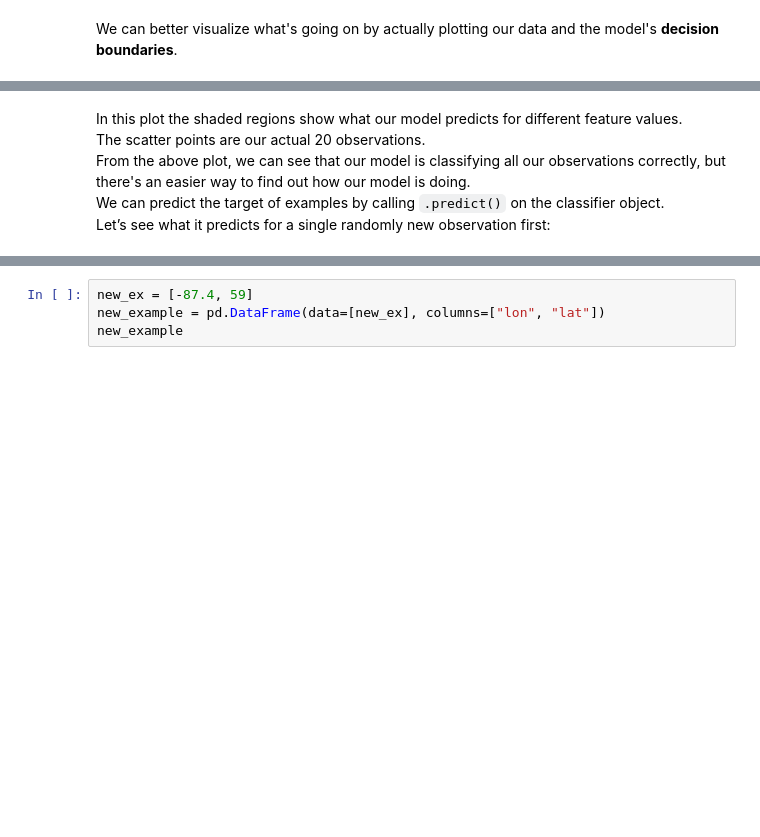
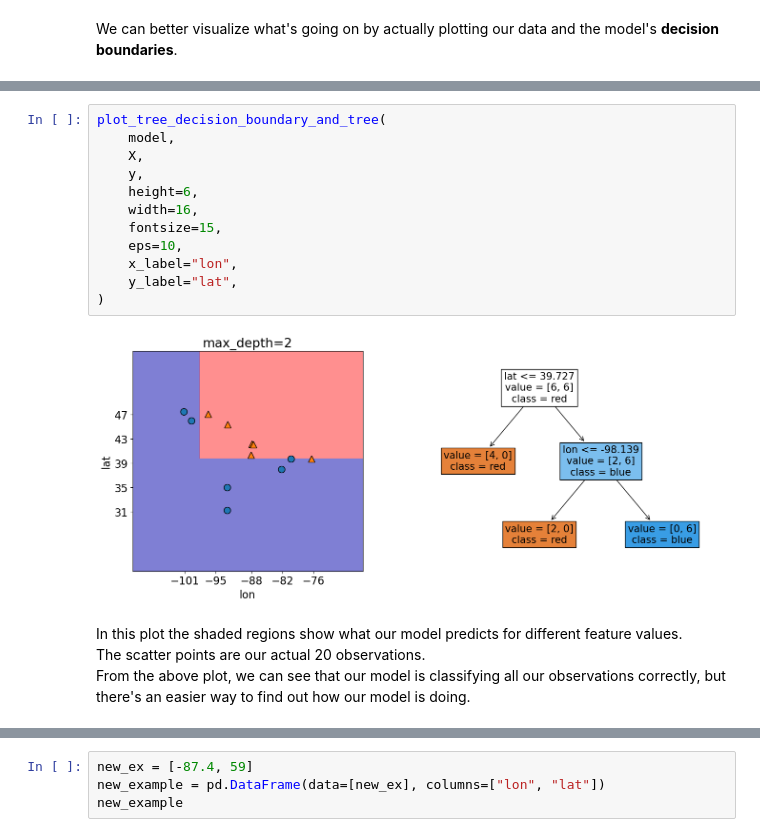
Before and after one commit to bait509-ubc/BAIT509, a Jupyter notebook: _sources/lectures/lecture1.ipynb, the cells around one changed output, grey strips where cells are left out. Drawn from its saved outputs; the diff is of its cells as text; blank space fills up the shorter version.

```diff
--- a/_sources/lectures/lecture1.ipynb
+++ b/_sources/lectures/lecture1.ipynb
@@ -539,6 +425,18 @@ ax.set_ylabel('lat', fontsize=20);
+# %%
+plot_tree_decision_boundary_and_tree(
+    model,
+    X,
+    y,
+    height=6,
+    width=16,
+    fontsize=15,
+    eps=10,
+    x_label="lon",
+    y_label="lat",
+)
+# %% [output]
+[figure, added]
 # %% [markdown]
 In this plot the shaded regions show what our model predicts for different feature values.
 The scatter points are our actual 20 observations.
 From the above plot, we can see that our model is classifying all our observations correctly, but there's an easier way to find out how our model is doing.
-We can predict the target of examples by calling `.predict()` on the classifier object.
-Let’s see what it predicts for a single randomly new observation first:
```
Also changed, not shown: parts of 73 cells of this notebook, 18 other files.
